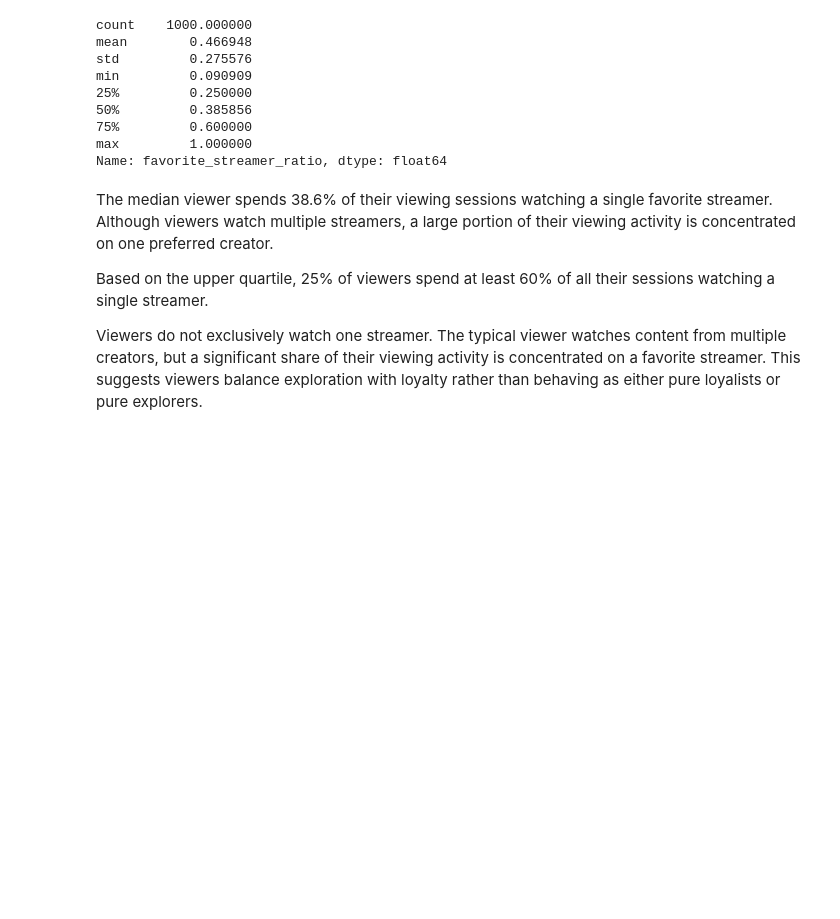
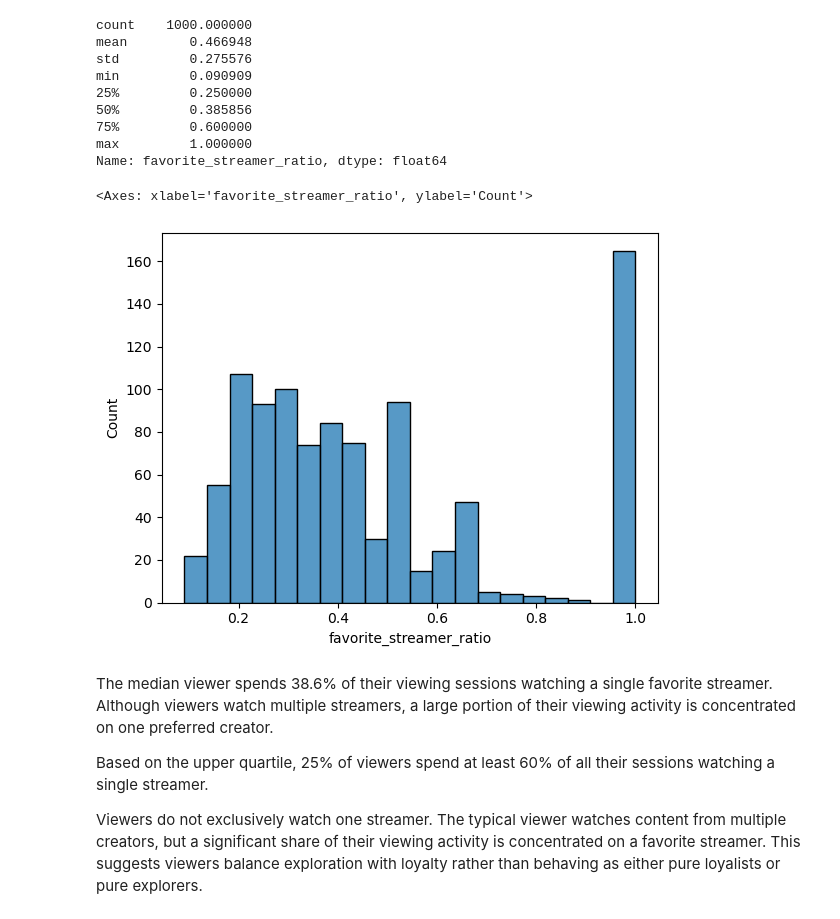
Before and after one commit to kylezhao101/IAT461-Assignment01, a Jupyter notebook: IAT461-Assignment01.ipynb, the cells around one changed output. Saved outputs shown, nothing was run; the diff lists cells and outputs as text; code cells hidden in the pictures; blank space fills up the shorter version.

```diff
--- a/IAT461-Assignment01.ipynb
+++ b/IAT461-Assignment01.ipynb
@@ -1638,6 +1638,14 @@ min         0.090909
 75%         0.600000
 max         1.000000
 Name: favorite_streamer_ratio, dtype: float64
+# %%
+sns.histplot(
+    viewer_loyalty["favorite_streamer_ratio"],
+    bins=20
+)
+# %% [output]
+<Axes: xlabel='favorite_streamer_ratio', ylabel='Count'>
+[figure, added]
 # %% [markdown]
 The median viewer spends 38.6% of their viewing sessions watching a single favorite streamer. Although viewers watch multiple streamers, a large portion of their viewing activity is concentrated on one preferred creator.
 
```
Also changed, not shown: parts of 1 cell of this notebook, 1 other file.
